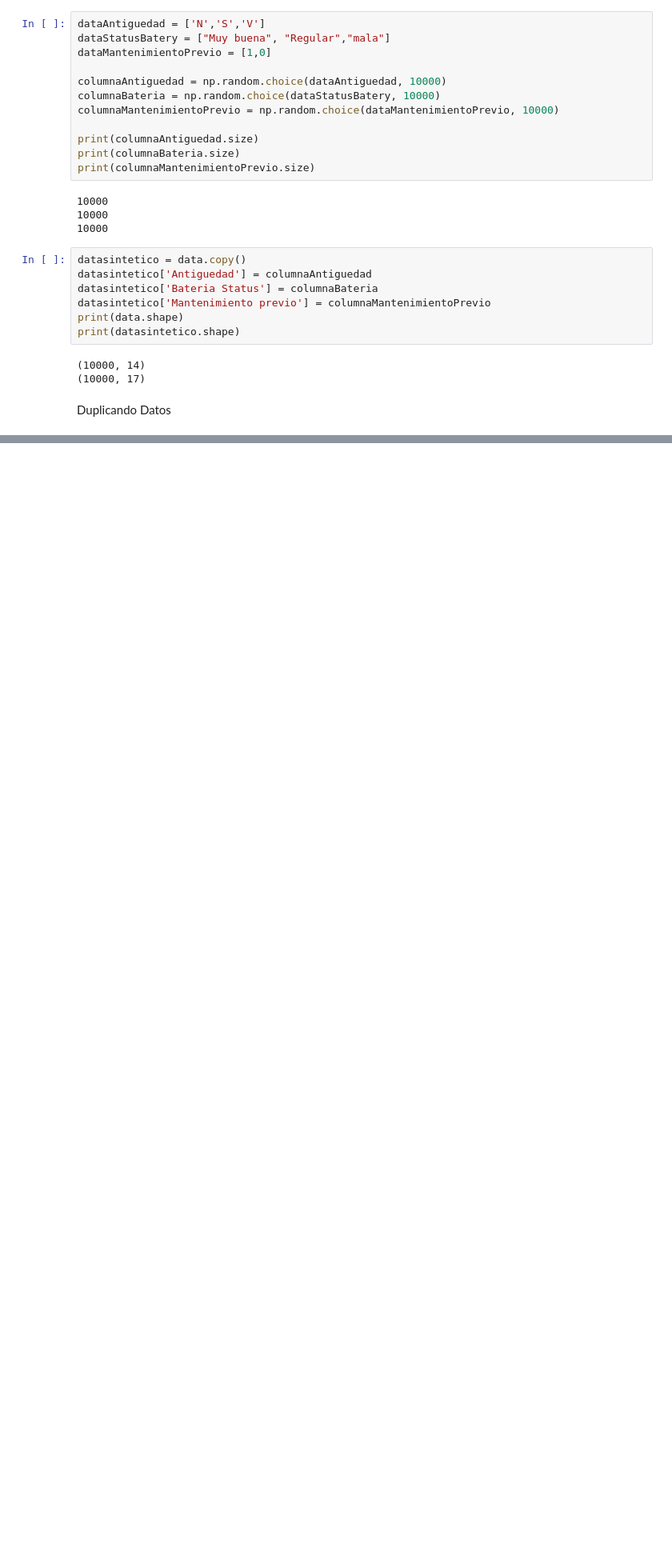
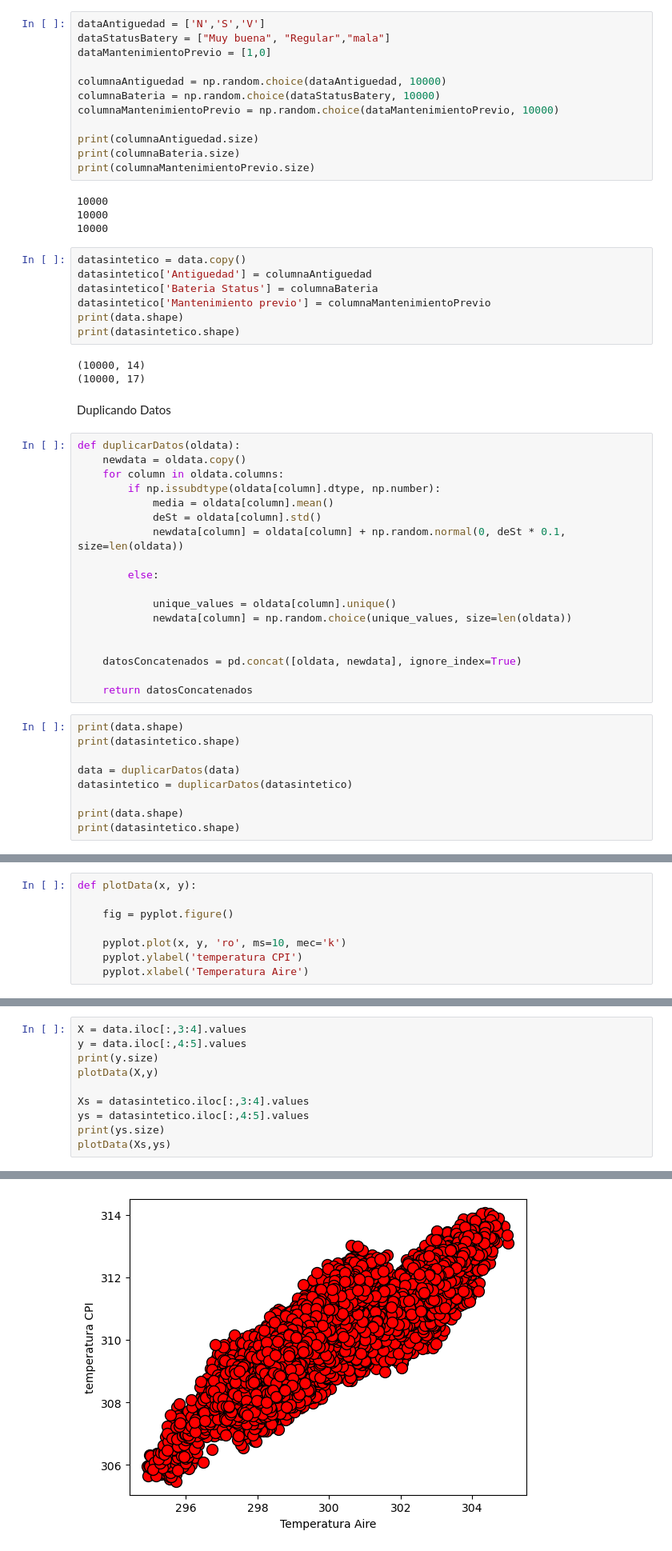
Before and after one commit to M4x241/ParcialesSIS420, a Jupyter notebook: PrimerParcial/PrimerParcial.ipynb, the cells around one changed output, grey strips where cells are left out. Shown at 80% size. Drawn from its saved outputs; the diff is of its cells as text; blank space fills up the shorter version.

Commit message:
Data dividida y graficada

```diff
--- a/PrimerParcial/PrimerParcial.ipynb
+++ b/PrimerParcial/PrimerParcial.ipynb
@@ -47,3 +44,30 @@ print(datasintetico.shape)
 (10000, 17)
 # %% [markdown]
 Duplicando Datos
+# %%
+def duplicarDatos(oldata):
+    newdata = oldata.copy()
+    for column in oldata.columns:
+        if np.issubdtype(oldata[column].dtype, np.number):
+            media = oldata[column].mean()
+            deSt = oldata[column].std()
+            newdata[column] = oldata[column] + np.random.normal(0, deSt * 0.1, size=len(oldata))
+
+        else:
+
+            unique_values = oldata[column].unique()
+            newdata[column] = np.random.choice(unique_values, size=len(oldata))
+
+
+    datosConcatenados = pd.concat([oldata, newdata], ignore_index=True)
+
+    return datosConcatenados
+# %%
+print(data.shape)
+print(datasintetico.shape)
+
+data = duplicarDatos(data)
+datasintetico = duplicarDatos(datasintetico)
+
+print(data.shape)
+print(datasintetico.shape)
@@ -49,0 +79,8 @@ Duplicando Datos
+# %%
+def plotData(x, y):
+
+    fig = pyplot.figure()
+
+    pyplot.plot(x, y, 'ro', ms=10, mec='k')
+    pyplot.ylabel('temperatura CPI')
+    pyplot.xlabel('Temperatura Aire')
@@ -49,0 +95,11 @@ Duplicando Datos
+# %%
+X = data.iloc[:,3:4].values
+y = data.iloc[:,4:5].values
+print(y.size)
+plotData(X,y)
+
+Xs = datasintetico.iloc[:,3:4].values
+ys = datasintetico.iloc[:,4:5].values
+print(ys.size)
+plotData(Xs,ys)
+# %% [output]
@@ -49,0 +108 @@ Duplicando Datos
+[figure, added]
```
Also changed, not shown: parts of 8 cells of this notebook.
